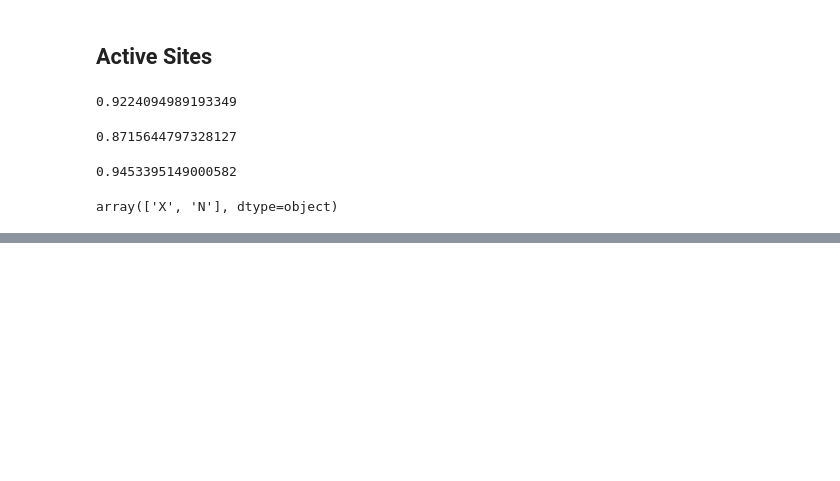
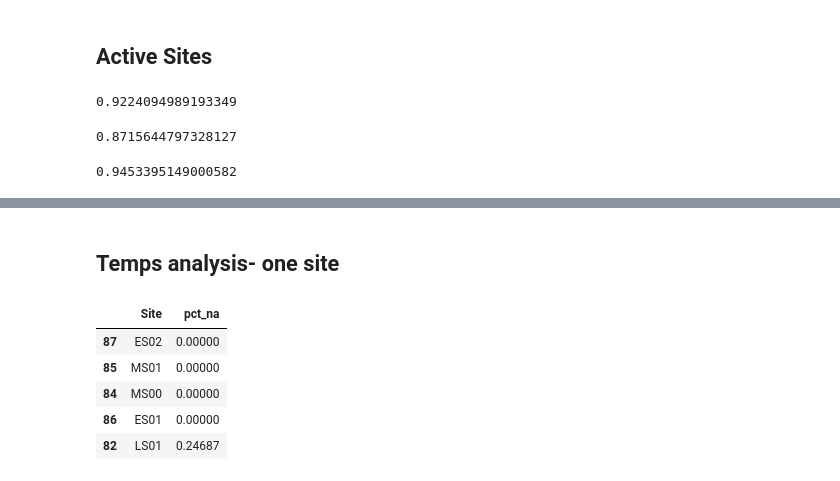
Before and after one commit to atsai23/CapstoneMSDS24.3, a Jupyter notebook: AT_EDA.ipynb, the cells around one changed output, grey strips where cells are left out. Cells and saved outputs as stored; diff of their text form; code cells hidden in the pictures; blank space fills up the shorter version.

```diff
--- a/AT_EDA.ipynb
+++ b/AT_EDA.ipynb
@@ -42,0 +45,2 @@ site_names.head()
+# %%
+tmp['year'] = tmp['DateTime'].apply(lambda x: x[:4]).astype(int)
@@ -137,4 +143,0 @@ site_names_graph['Monitoring'] = site_names_graph['Monitoring'].replace({'X':'Y'
-# %%
-site_names['Monitoring'].unique()
-# %% [output]
-array(['X', 'N'], dtype=object)
@@ -161,3 +170,15 @@ sites_chart = alt.Chart(site_names).mark_circle(size = 50).encode(
 alt.layer(streams_chart, sites_chart)
 # %% [output]
 [interactive output not drawn]
+# %% [markdown]
+## Temps analysis- one site
+# %%
+#Get top 5 sites by lowest percentage NA for active sites
+pct_na.loc[pct_na['Site'].isin(active_sites)].sort_values(by = 'pct_na').head()
+# %% [output]
+|  | Site | pct_na |
+| 87 | ES02 | 0.00000 |
+| 85 | MS01 | 0.00000 |
+| 84 | MS00 | 0.00000 |
+| 86 | ES01 | 0.00000 |
+| 82 | LS01 | 0.24687 |
```
Also changed, not shown: parts of 14 cells of this notebook.
